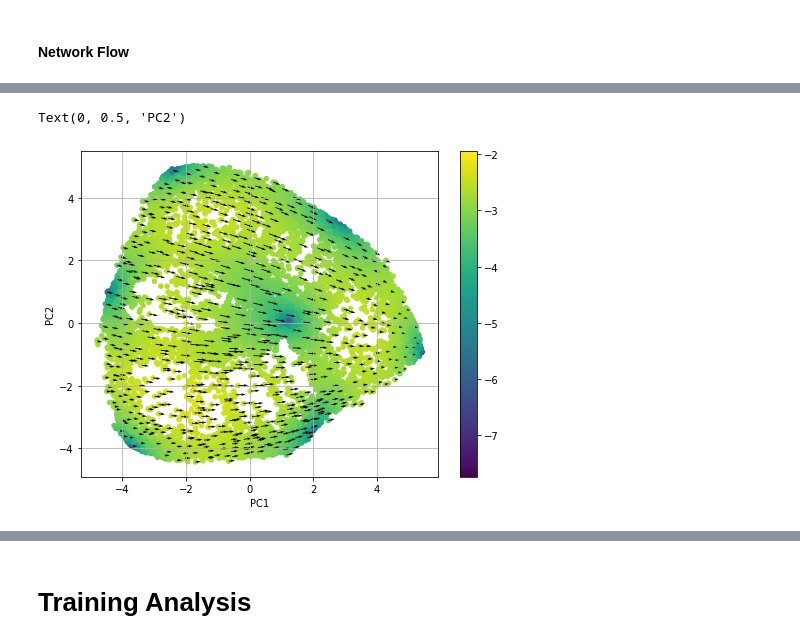
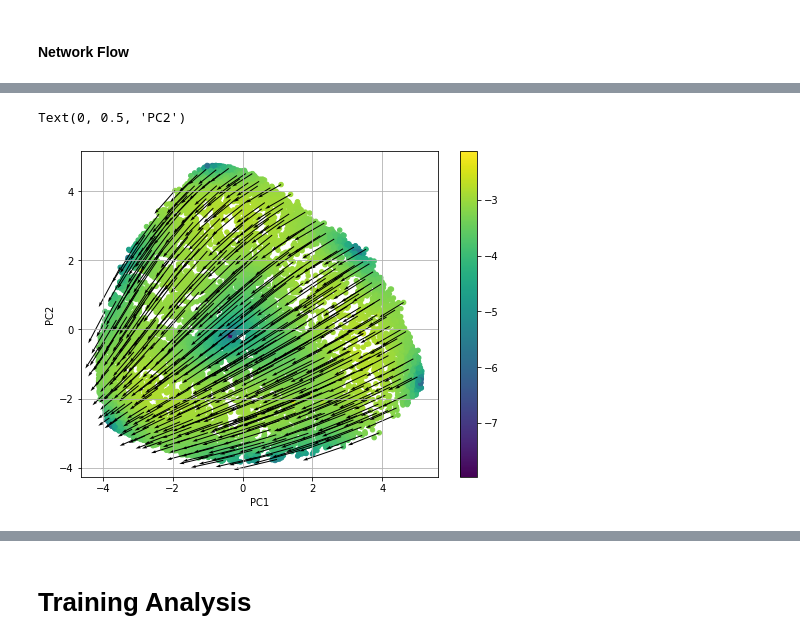
Before and after one commit to kaitken17/colab_based_projects, a Jupyter notebook: sythetic_analysis_multiclass.ipynb, the cells around one changed output, grey strips where cells are left out. Cells and saved outputs as stored; diff of their text form; code cells hidden in the pictures.

```diff
--- a/sythetic_analysis_multiclass.ipynb
+++ b/sythetic_analysis_multiclass.ipynb
@@ -441,17 +456,19 @@ def classifySentimentExtreme(toy_phrase, toy_params):
 #### Toy Data Tests
 # %%
 # Various tests/confirmations of phrase generation
+run_tests = True
 if run_tests:
   toy_params = {
-    'phrase_length': 10,
+    'phrase_length': 30,
     'loss_type': 'XE',
     'context_words' : False,
-    'variable_length': True, # Takes max phrase length as phrase length
+    'variable_length': False, # Takes max phrase length as phrase length
     'min_phrase_len': 5,
     'unordered_class': True, # Use an unordered class set (red, green, blue)
     'n_unordered': 3,
     'extreme_test': False,
     'corr_vals': {},
+    'the_padding': True
   }
 
   toy_params['words'] = generateWordBank(toy_params)
@@ -473,9 +490,9 @@ if run_tests:
 
   # Test Tensor conversion of toy phrases
   sentiment, phrase, sentiment_tensor, phrase_tensor, target_mask = randomTrainingExample(toy_params)
-  print('Toy phrase:', phrase[:10])
+  print('Toy phrase:', phrase[:])
   print('Toy phrase score:', eval_toy_phrase(phrase, toy_params))
-  print('Tensor for phrase:', phrase_tensor[:10])
+  print('Tensor for phrase:', phrase_tensor[:])
   print('Target mask:', target_mask)
   print('Shape of phrase tensor', phrase_tensor.shape)
   print('Sentiment tensor', sentiment_tensor)
@@ -920,8 +955,9 @@ toy_params = {
   'context_words' : False,
   'unordered_class': True, # Use an unordered class set
   'n_unordered': 3,
-  'variable_length': True, # Takes max phrase length as phrase length
+  'variable_length': False, # Takes max phrase length as phrase length
   'min_phrase_len': 10,
+  'the_padding': True
   # 'words': ['bad', 'good', 'the', 'extremely'],
   # 'corr_vals': {'01': 0.1,'12': 0.1,'23': 0.1, '30': 0.1},
 }
@@ -969,7 +1005,7 @@ train_params = {
   'num_batchs': 1000,                    # Total number of batches to train on.
   'print_every': 100,                     # Print training informatino every so often
 
-  'n_datasets': 10,                           # Number of new train sets to generate total (this is slow)
+  'n_datasets': 5,                           # Number of new train sets to generate total (this is slow)
   'epochs': 2,                               # How many times to go through each train set completely
   'test_set_size': 200,
 
@@ -989,7 +1025,7 @@ new_network = True
 load_network = False
 save_data = True
 
-path = '/content/drive/My Drive/ml_research/fixedpoints_nlp/data/gru_3classrgb_varlength_noRO_l2is2e-4.pickle'
+path = '/content/drive/My Drive/ml_research/fixedpoints_nlp/data/gru_3classrgb_startendpad_noRO_l2is2e-4_2.pickle'
 save_data = override_data(path, save_data)
 
 if new_network:
@@ -1378,7 +1421,7 @@ xstar = jnp.zeros((pts.shape[0], rnn_specs['input_size']))
 
 fp_loss_fun = renn.build_fixed_point_loss(cell, rnn_params)
 fixed_points, loss_hist, fp_losses = renn.find_fixed_points(fp_loss_fun, pts, xstar, optimizers.adam(0.01),
-                                                            tolerance=1e-3, num_steps=10000)
+                                                            tolerance=1e-4, num_steps=10000)
 print('Done')
 # %% [output]
 Done
@@ -2105,23 +2148,23 @@ print(points_final_pca.shape)
 # %%
 plt.figure(figsize=(8, 6))
 
 pc1 = 0
 pc2 = 1
 
 pca_fps = pca.transform(np.vstack(fixed_points)).T
 plt.scatter(pca_fps[pc1], pca_fps[pc2], s=20, c=np.log10(fp_losses))
 plt.grid()
 
 plt.colorbar()
 
-plt.quiver(points_init_pca[:,pc1], points_init_pca[:,pc2],
-           points_final_pca[:,pc1]-points_init_pca[:,pc1], points_final_pca[:,pc2]-points_init_pca[:,pc2])
+plt.quiver(points_init_pca[:,pc1], points_init_pca[:,pc2], points_final_pca[:,pc1]-points_init_pca[:,pc1],
+           points_final_pca[:,pc2]-points_init_pca[:,pc2], scale=1, units='xy')
 
 # pca_h0 = pca.transform(np.atleast_2d(h0)).T
 # plt.plot(pca_h0[pc1], pca_h0[pc2], 'ks', label='Initial state')
 
 plt.xlabel('PC'+str(pc1+1))
 plt.ylabel('PC'+str(pc2+1))
 # %% [output]
 Text(0, 0.5, 'PC2')
-[figure, old version]
+[figure, new version]
```
Also changed, not shown: parts of 14 cells of this notebook.
